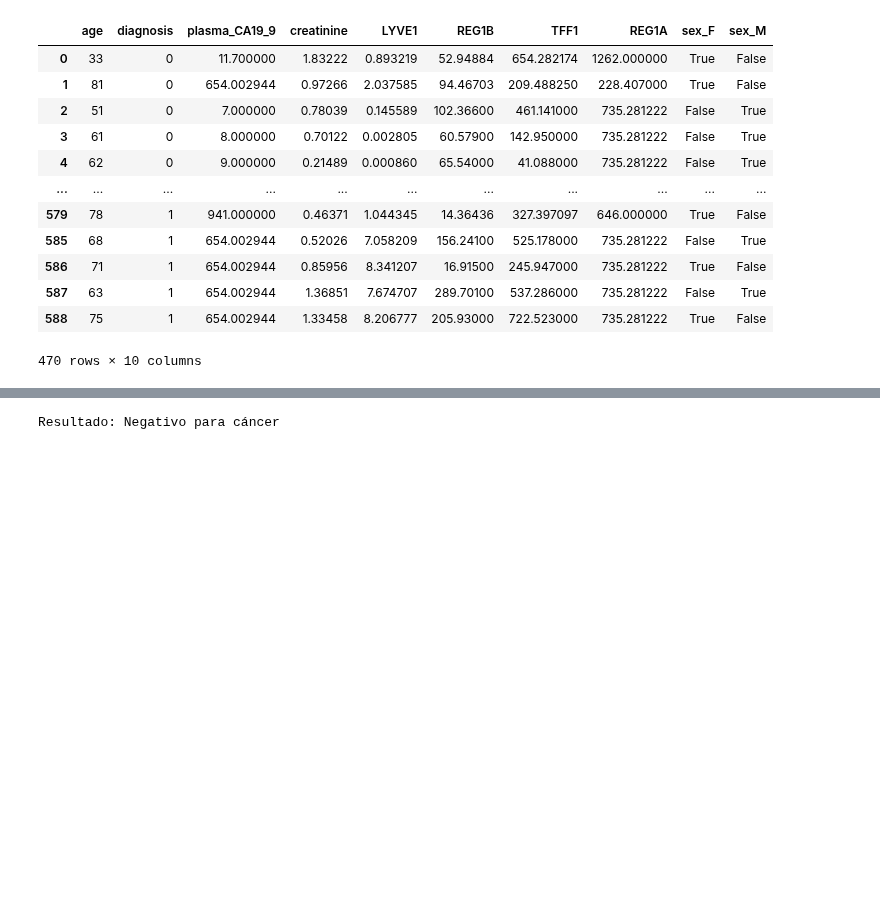
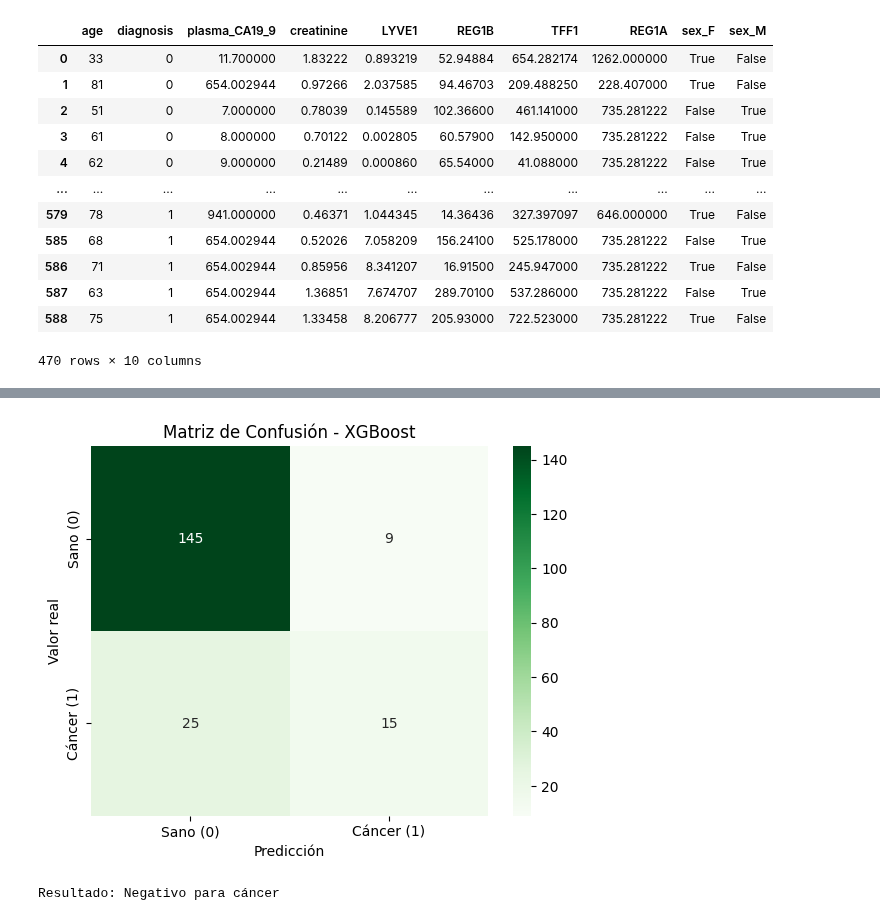
Before and after one commit to Pepe08tn/Proyecto-PIA-2025, a Jupyter notebook: notebooks/note.ipynb, the cells around one changed output, grey strips where cells are left out. Drawn from its saved outputs; the diff is of its cells as text; code cells hidden in the pictures; blank space fills up the shorter version.

Commit message:
XGboost aplicado

```diff
--- a/notebooks/note.ipynb
+++ b/notebooks/note.ipynb
@@ -354,0 +356,10 @@ plt.show()
+# %%
+# XGBoost Classifier
+modelo_xgb = XGBClassifier(eval_metric='logloss')
+modelo_xgb.fit(x_entrenamiento, y_entrenamiento)
+y_pred_xgb = modelo_xgb.predict(x_prueba)
+print("\nModelo con XGBoost")
+print(confusion_matrix(y_prueba, y_pred_xgb))
+print(classification_report(y_prueba, y_pred_xgb))
+csv_score_xgb = cross_val_score(modelo_xgb, X, y, cv=5)
+print(f"Validación cruzada (XGB) - accuracy promedio: {csv_score_xgb.mean():.2f}")
@@ -355,3 +380,21 @@ plt.show()
+# %%
+# Obtener predicciones de XGBoost
+y_prediccion_XGB = modelo_xgb.predict(x_prueba)
+
+# Calcular la matriz
+matriz_xgb = confusion_matrix(y_prueba, y_prediccion_XGB)
+
+# Etiquetas
+etiquetas = ["Sano (0)", "Cáncer (1)"]
+
+# Graficar matriz de confusión
+sns.heatmap(matriz_xgb, annot=True, fmt='d', cmap='Greens', xticklabels=etiquetas, yticklabels=etiquetas)
+plt.xlabel('Predicción')
+plt.ylabel('Valor real')
+plt.title('Matriz de Confusión - XGBoost')
+plt.show()
+# %% [output]
+[figure, added]
 # %%
 # Prueba de este modle de Random Forest
 
```
Also changed, not shown: parts of 5 cells of this notebook, 1 other file.
